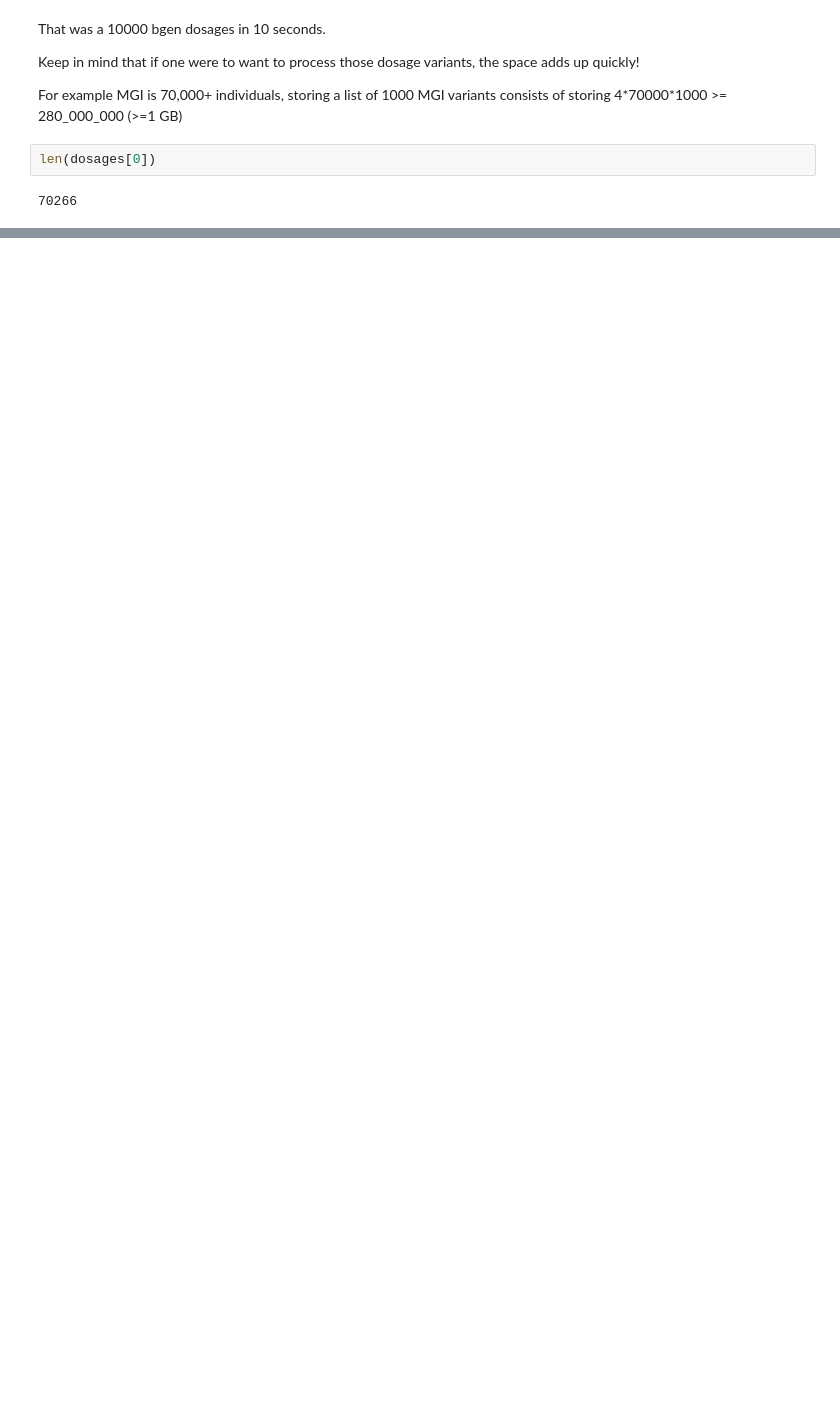
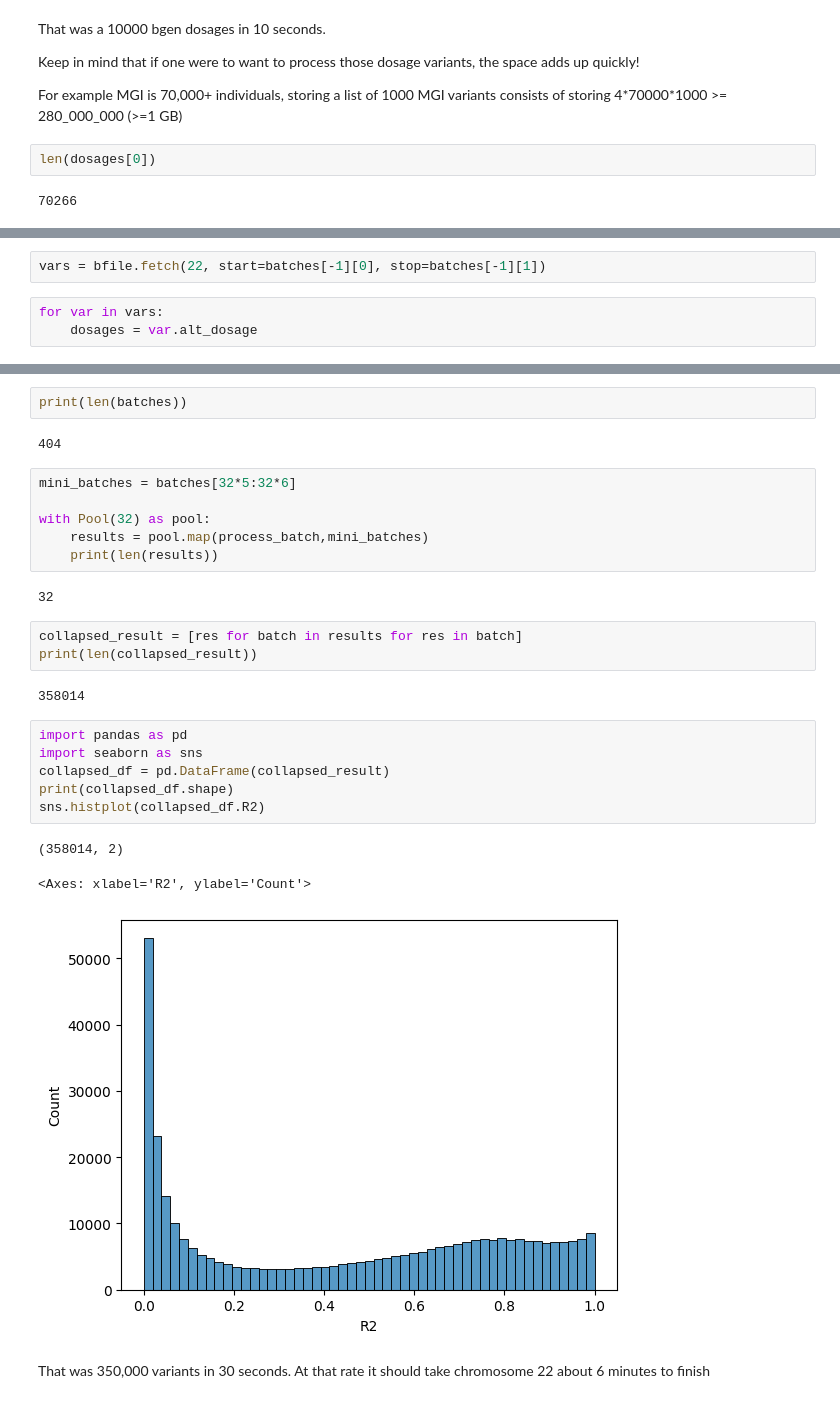
Before and after one commit to cvraut/jupyter_examples, a Jupyter notebook: Read_bgen_dosages.ipynb, the cells around one changed output, grey strips where cells are left out. Cells and saved outputs as stored; diff of their text form; blank space fills up the shorter version.

```diff
--- a/Read_bgen_dosages.ipynb
+++ b/Read_bgen_dosages.ipynb
@@ -43,0 +230,5 @@ len(dosages[0])
+# %%
+vars = bfile.fetch(22, start=batches[-1][0], stop=batches[-1][1])
+# %%
+for var in vars:
+    dosages = var.alt_dosage
@@ -43,0 +305,29 @@ len(dosages[0])
+# %%
+print(len(batches))
+# %% [output]
+404
+# %%
+mini_batches = batches[32*5:32*6]
+
+with Pool(32) as pool:
+    results = pool.map(process_batch,mini_batches)
+    print(len(results))
+# %% [output]
+32
+# %%
+collapsed_result = [res for batch in results for res in batch]
+print(len(collapsed_result))
+# %% [output]
+358014
+# %%
+import pandas as pd
+import seaborn as sns
+collapsed_df = pd.DataFrame(collapsed_result)
+print(collapsed_df.shape)
+sns.histplot(collapsed_df.R2)
+# %% [output]
+(358014, 2)
+<Axes: xlabel='R2', ylabel='Count'>
+[figure, added]
+# %% [markdown]
+That was 350,000 variants in 30 seconds. At that rate it should take chromosome 22 about 6 minutes to finish
```
Also changed, not shown: parts of 27 cells of this notebook.
